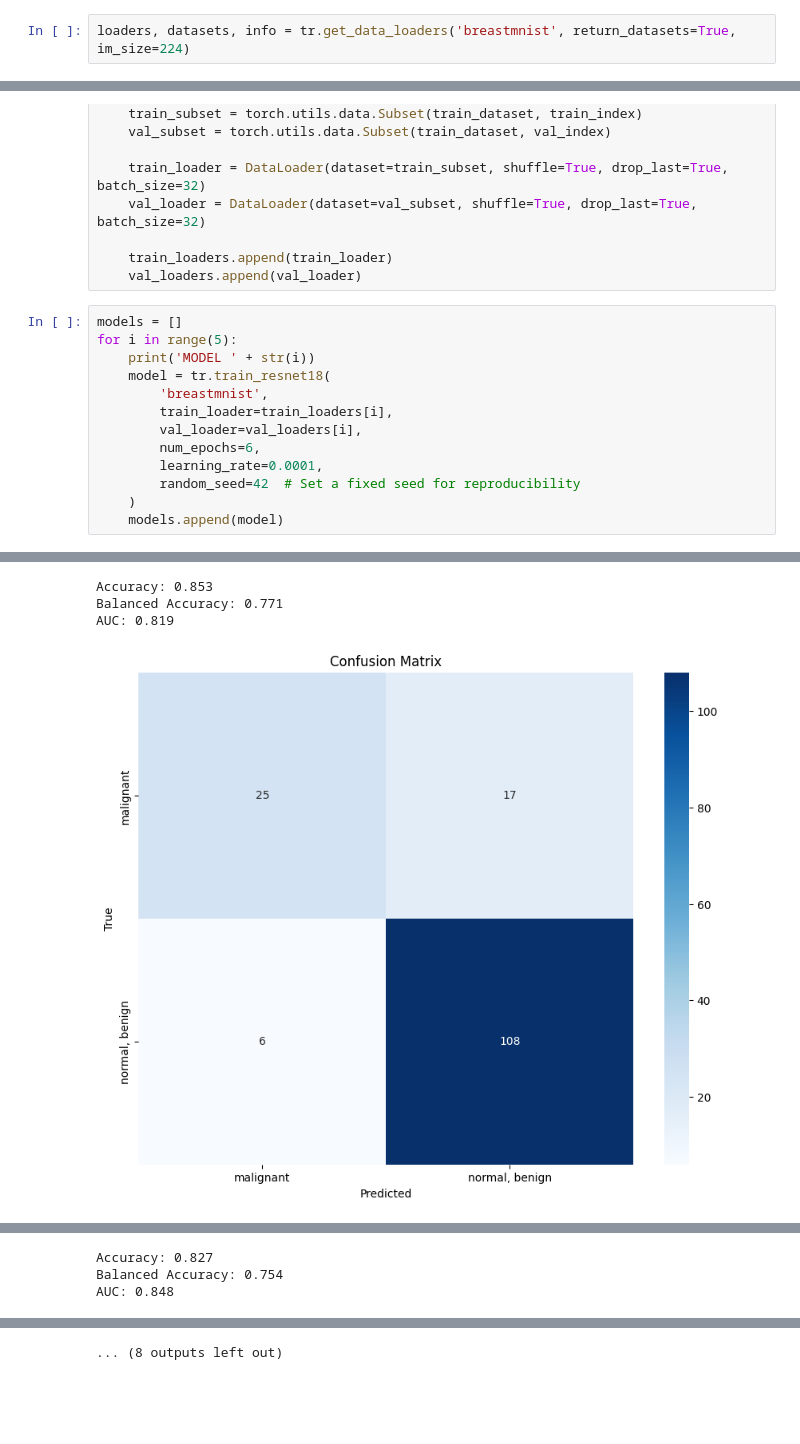
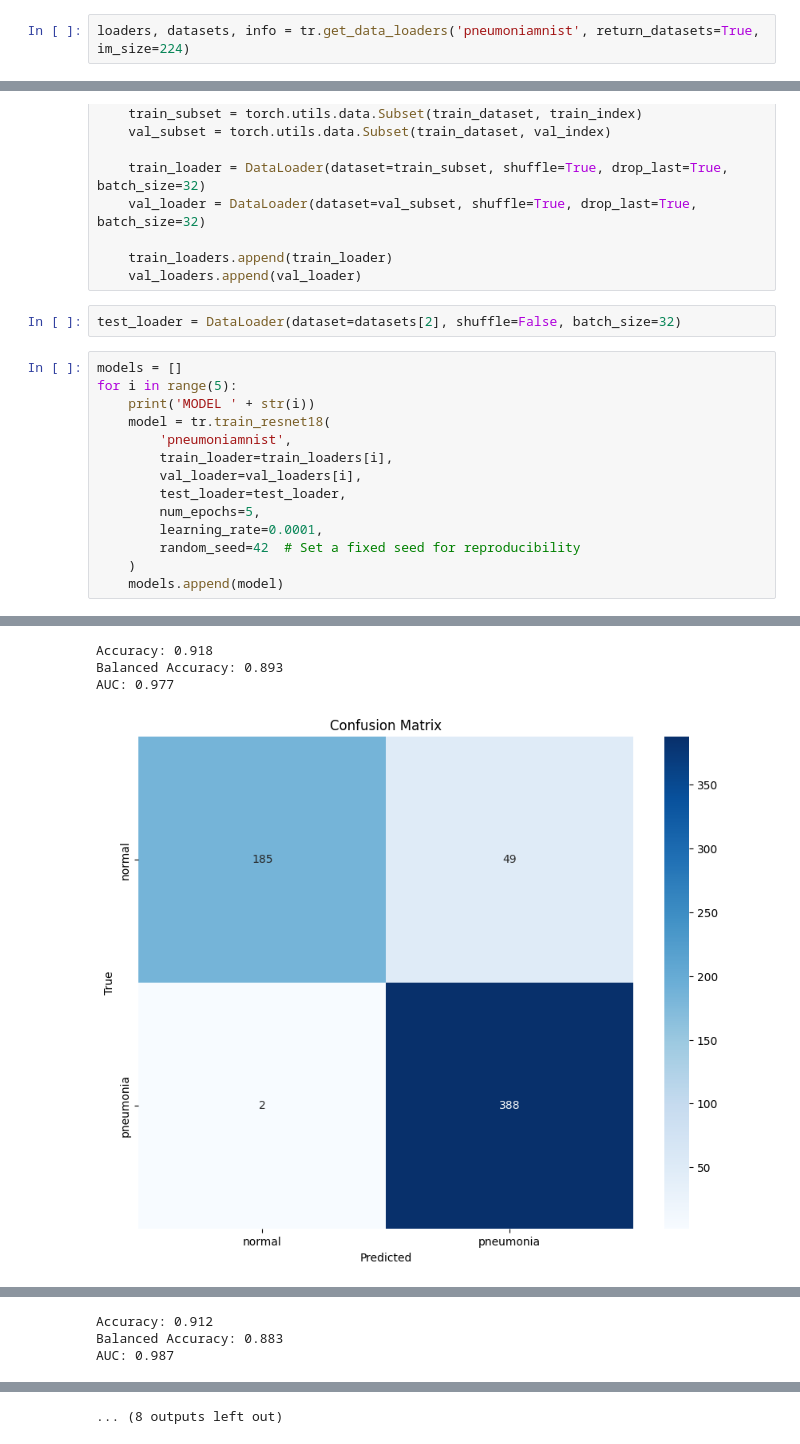
Before and after one commit to pstnmz/UQ_toolbox, a Jupyter notebook: medMNIST/train_resnet_breastMNIST.ipynb, the cells around one changed output, grey strips where cells are left out. Drawn from its saved outputs; the diff is of its cells as text; blank space fills up the shorter version.

Commit message:
training pneumoniamnist 224x224 images

```diff
--- a/medMNIST/train_resnet_breastMNIST.ipynb
+++ b/medMNIST/train_resnet_breastMNIST.ipynb
@@ -7,7 +7,7 @@ from sklearn.model_selection import StratifiedKFold
 import numpy as np
 import matplotlib.pyplot as plt
 # %%
-loaders, datasets, info = tr.get_data_loaders('breastmnist', return_datasets=True, im_size=224)
+loaders, datasets, info = tr.get_data_loaders('pneumoniamnist', return_datasets=True, im_size=224)
 # %%
 datasets[0].montage(length=5)
 # %% [output]
@@ -55,15 +68,18 @@ for train_index, val_index in skf.split(np.zeros(len(labels)), labels):
 
     train_loaders.append(train_loader)
     val_loaders.append(val_loader)
+# %%
+test_loader = DataLoader(dataset=datasets[2], shuffle=False, batch_size=32)
 # %%
 models = []
 for i in range(5):
     print('MODEL ' + str(i))
     model = tr.train_resnet18(
-        'breastmnist',
+        'pneumoniamnist',
         train_loader=train_loaders[i],
         val_loader=val_loaders[i],
-        num_epochs=6,
+        test_loader=test_loader,
+        num_epochs=5,
         learning_rate=0.0001,
         random_seed=42  # Set a fixed seed for reproducibility
     )
@@ -112,5 +128,5 @@ Validation set: Average loss: 0.7071, Accuracy: 70/100 (70%)
-Accuracy: 0.853
-Balanced Accuracy: 0.771
-AUC: 0.819
+Accuracy: 0.918
+Balanced Accuracy: 0.893
+AUC: 0.977
-[figure, old version]
+[figure, new version]
 MODEL 2
@@ -134,3 +150,3 @@ Validation set: Average loss: 0.7145, Accuracy: 70/100 (70%)
-Accuracy: 0.827
-Balanced Accuracy: 0.754
-AUC: 0.848
+Accuracy: 0.912
+Balanced Accuracy: 0.883
+AUC: 0.987
```
Also changed, not shown: parts of 6 cells of this notebook, 28 other files.
